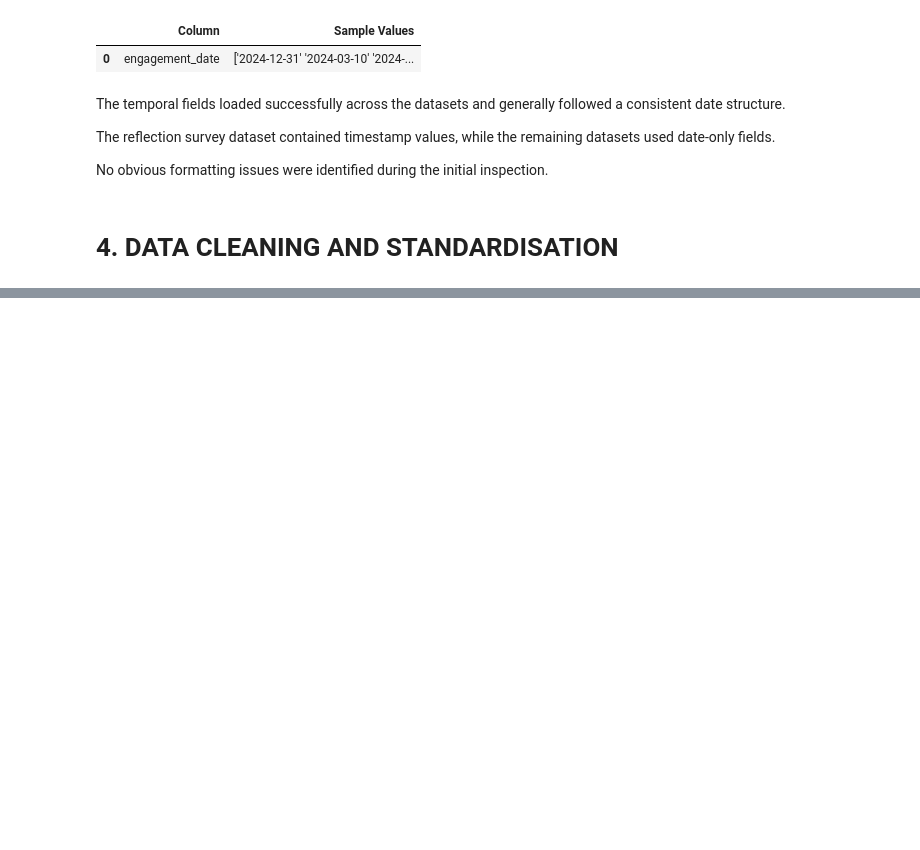
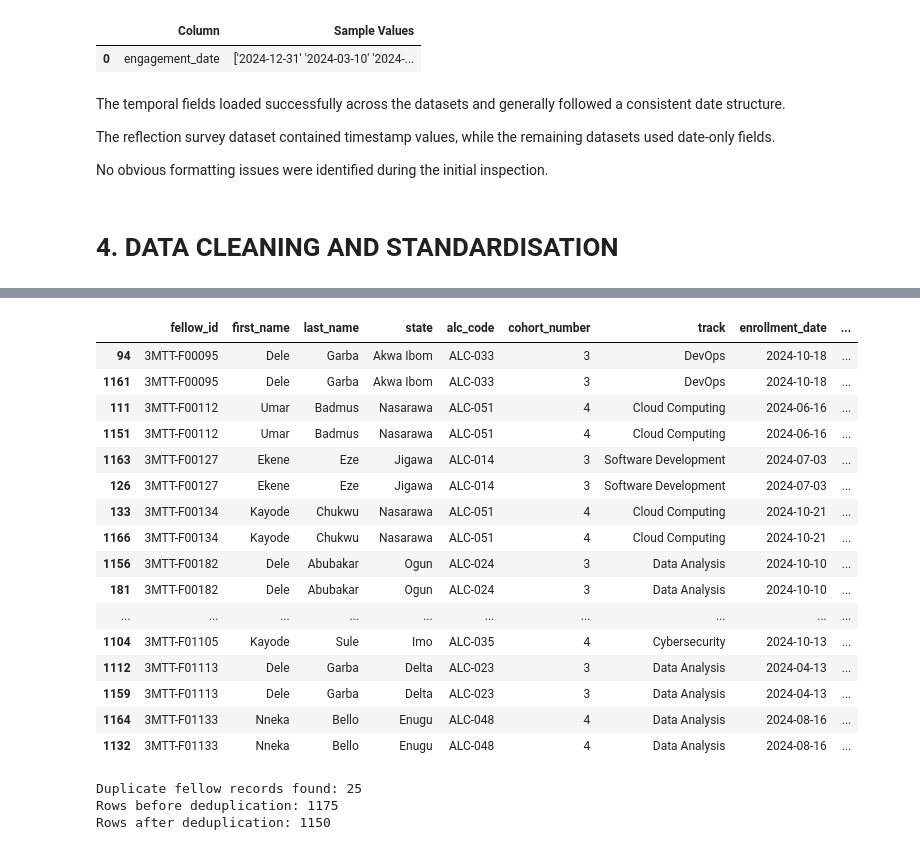
Before and after one commit to Efe-Godson/3mtt-stage2-analysis, a Jupyter notebook: notebooks/deliverable_2_analysis_notebook.ipynb, the cells around one changed output, grey strips where cells are left out. Drawn from its saved outputs; the diff is of its cells as text; code cells hidden in the pictures; blank space fills up the shorter version.

```diff
--- a/notebooks/deliverable_2_analysis_notebook.ipynb
+++ b/notebooks/deliverable_2_analysis_notebook.ipynb
@@ -511,0 +1409,79 @@ No obvious formatting issues were identified during the initial inspection.
+# %%
+# Check repeated fellow IDs
+fellows_duplicate_check = (
+    fellows_working[
+        fellows_working.duplicated(
+            subset=["fellow_id"],
+            keep=False
+        )
+    ]
+    .sort_values("fellow_id")
+)
+
+
+# Display duplicate fellow records
+display(fellows_duplicate_check)
+
+
+# Count duplicate fellow IDs
+duplicate_fellow_count = (
+    fellows_working["fellow_id"]
+    .duplicated()
+    .sum()
+)
+
+
+print(
+    f"Duplicate fellow records found: "
+    f"{duplicate_fellow_count}"
+)
+
+
+# Remove duplicate fellow records
+fellows_deduplicated = (
+    fellows_working
+    .sort_values(
+        by=[
+            "alc_code",
+            "certification_status"
+        ],
+        ascending=False
+    )
+    .drop_duplicates(
+        subset=["fellow_id"],
+        keep="first"
+    )
+)
+
+
+# Validate row count after deduplication
+print(
+    f"Rows before deduplication: "
+    f"{len(fellows_working)}"
+)
+
+print(
+    f"Rows after deduplication: "
+    f"{len(fellows_deduplicated)}"
+)
+# %% [output]
+|  | fellow_id | first_name | last_name | state | alc_code | cohort_number | track | enrollment_date | ... |
+| 94 | 3MTT-F00095 | Dele | Garba | Akwa Ibom | ALC-033 | 3 | DevOps | 2024-10-18 | ... |
+| 1161 | 3MTT-F00095 | Dele | Garba | Akwa Ibom | ALC-033 | 3 | DevOps | 2024-10-18 | ... |
+| 111 | 3MTT-F00112 | Umar | Badmus | Nasarawa | ALC-051 | 4 | Cloud Computing | 2024-06-16 | ... |
+| 1151 | 3MTT-F00112 | Umar | Badmus | Nasarawa | ALC-051 | 4 | Cloud Computing | 2024-06-16 | ... |
+| 1163 | 3MTT-F00127 | Ekene | Eze | Jigawa | ALC-014 | 3 | Software Development | 2024-07-03 | ... |
+| 126 | 3MTT-F00127 | Ekene | Eze | Jigawa | ALC-014 | 3 | Software Development | 2024-07-03 | ... |
+| 133 | 3MTT-F00134 | Kayode | Chukwu | Nasarawa | ALC-051 | 4 | Cloud Computing | 2024-10-21 | ... |
+| 1166 | 3MTT-F00134 | Kayode | Chukwu | Nasarawa | ALC-051 | 4 | Cloud Computing | 2024-10-21 | ... |
+| 1156 | 3MTT-F00182 | Dele | Abubakar | Ogun | ALC-024 | 3 | Data Analysis | 2024-10-10 | ... |
+| 181 | 3MTT-F00182 | Dele | Abubakar | Ogun | ALC-024 | 3 | Data Analysis | 2024-10-10 | ... |
+| ... | ... | ... | ... | ... | ... | ... | ... | ... | ... |
+| 1104 | 3MTT-F01105 | Kayode | Sule | Imo | ALC-035 | 4 | Cybersecurity | 2024-10-13 | ... |
+| 1112 | 3MTT-F01113 | Dele | Garba | Delta | ALC-023 | 3 | Data Analysis | 2024-04-13 | ... |
+| 1159 | 3MTT-F01113 | Dele | Garba | Delta | ALC-023 | 3 | Data Analysis | 2024-04-13 | ... |
+| 1164 | 3MTT-F01133 | Nneka | Bello | Enugu | ALC-048 | 4 | Data Analysis | 2024-08-16 | ... |
+| 1132 | 3MTT-F01133 | Nneka | Bello | Enugu | ALC-048 | 4 | Data Analysis | 2024-08-16 | ... |
+Duplicate fellow records found: 25
+Rows before deduplication: 1175
+Rows after deduplication: 1150
```
Also changed, not shown: parts of 26 cells of this notebook.
